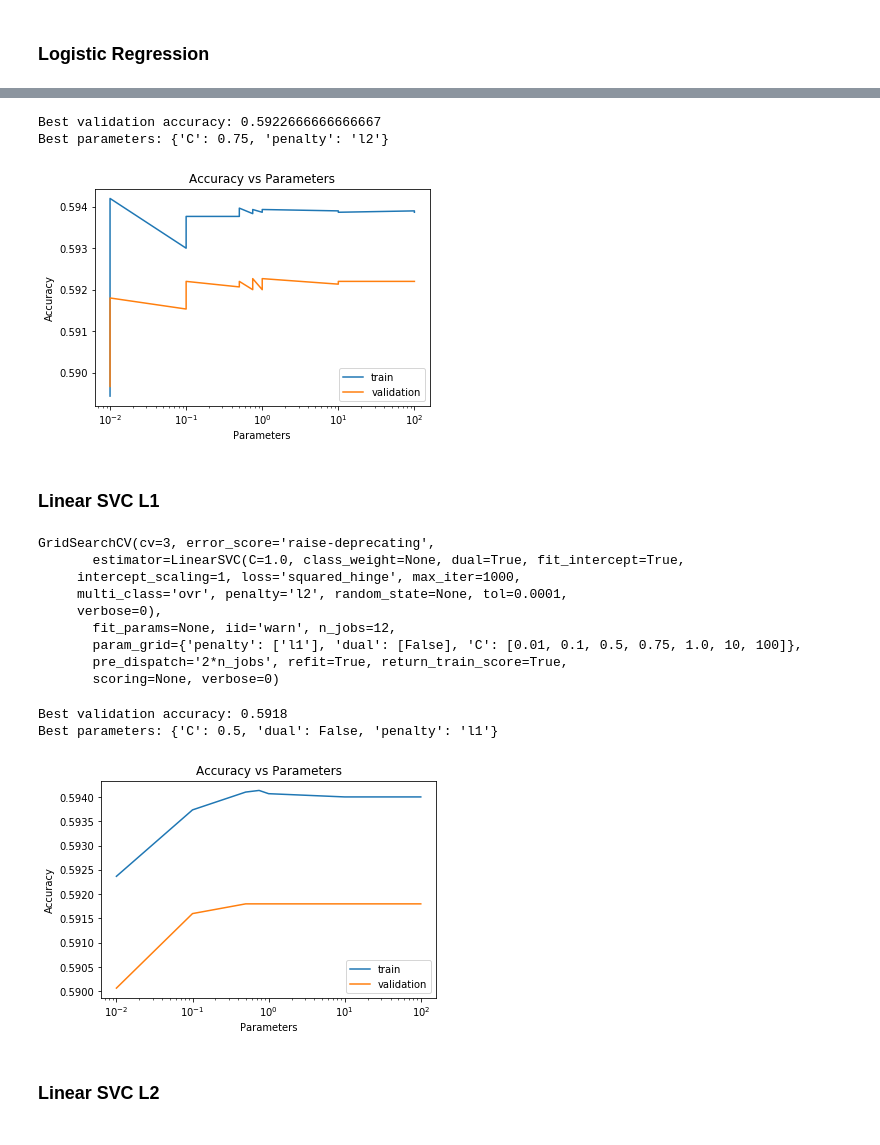
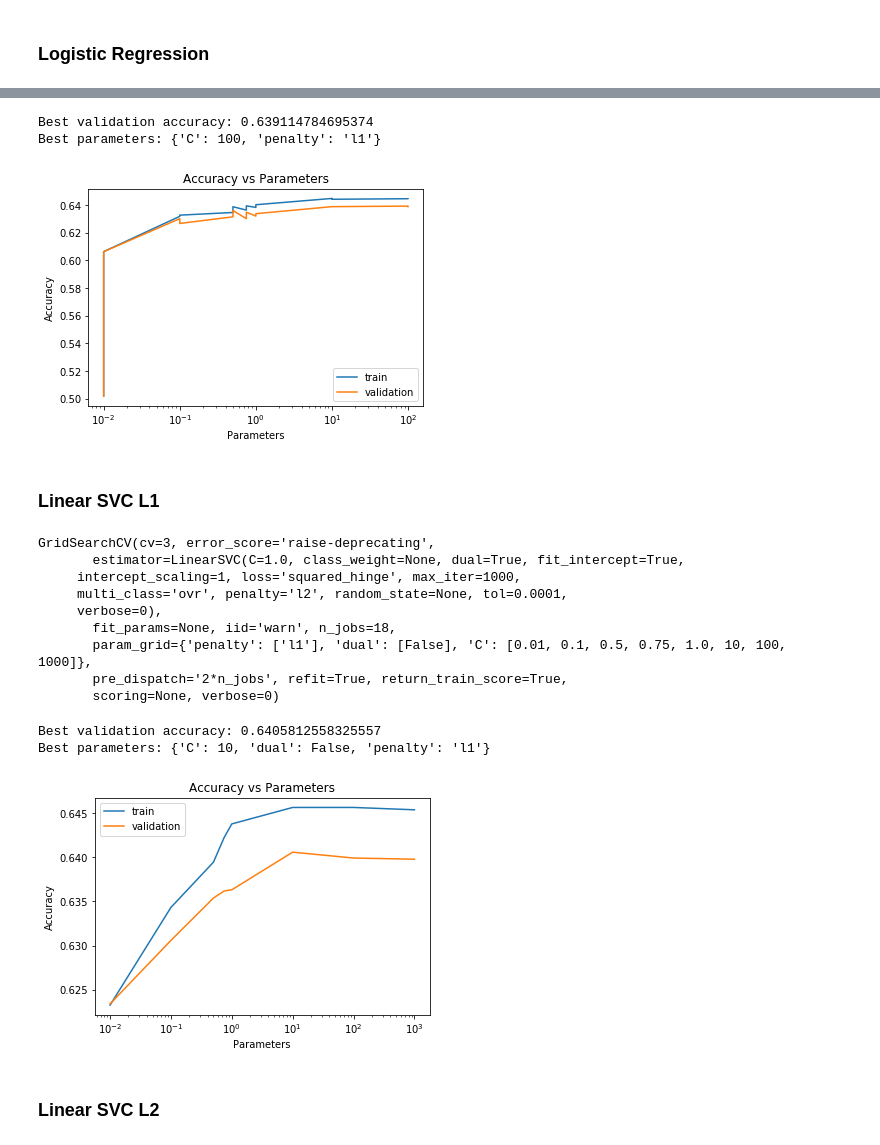
Before and after one commit to PrinceJavier/grab-ai, a Jupyter notebook: grab-ai-ml.ipynb, the cells around one changed output, grey strips where cells are left out. Saved outputs shown, nothing was run; the diff lists cells and outputs as text; code cells hidden in the pictures.

Commit message:
continued updating models

```diff
--- a/grab-ai-ml.ipynb
+++ b/grab-ai-ml.ipynb
@@ -440,6 +260,8 @@ from sklearn.model_selection import train_test_split
 X = df_for_ml.drop("label", axis=1)
 y = df_for_ml.label
 
+feature_cols = X.columns
+
 X_train, X_test, y_train, y_test = train_test_split(
     X, y, test_size=0.25, random_state=42)
 # %%
@@ -491,13 +315,16 @@ from sklearn.preprocessing import MinMaxScaler, StandardScaler
 mmsc = MinMaxScaler()
 stdsc = StandardScaler()
 # %%
-# scale the training set minmax
-# sc = mmsc.fit(X_train)
-sc = stdsc.fit(X_train)
+# scale the training set minmax/standard
+scaler = "minmax"
+
+if scaler == "std":
+    sc = stdsc.fit(X_train)
+else:
+    sc = mmsc.fit(X_train)
+
 X_train = sc.transform(X_train)
 X_train = pd.DataFrame(X_train, columns=feature_cols)
 
-# scale the dataset standard
-
 X_train.head()
 # %% [output]
@@ -534,7 +404,7 @@ from sklearn.metrics import confusion_matrix
 from sklearn.metrics import roc_curve
 # %%
 models_results = {'model':[], 'valid_acc':[], 'params':[]}
-n_jobs = 12
+n_jobs = 18
 # %% [markdown]
 ### Logistic Regression
 # %%
@@ -581,16 +451,16 @@ print("Best validation accuracy:", model.best_score_)
 print("Best parameters:", model.best_params_)
 
 # save the model to disk
-filename = 'models/log_reg.sav'
+filename = f'models/log_reg_{scaler}.sav'
 pickle.dump(model, open(filename, 'wb'))
 # %% [output]
-Best validation accuracy: 0.5922666666666667
-Best parameters: {'C': 0.75, 'penalty': 'l2'}
+Best validation accuracy: 0.639114784695374
+Best parameters: {'C': 100, 'penalty': 'l1'}
-[figure, old version]
+[figure, new version]
 # %% [markdown]
 ### Linear SVC L1
 # %%
-param_grid = {'penalty':['l1'], 'dual':[False], 'C':[0.01, 0.1, 0.5, 0.75, 1., 10, 100]}
+param_grid = {'penalty':['l1'], 'dual':[False], 'C':[0.01, 0.1, 0.5, 0.75, 1., 10, 100, 1000]}
 
 clf = LinearSVC()
 
@@ -602,43 +472,43 @@ GridSearchCV(cv=3, error_score='raise-deprecating',
      intercept_scaling=1, loss='squared_hinge', max_iter=1000,
      multi_class='ovr', penalty='l2', random_state=None, tol=0.0001,
      verbose=0),
-       fit_params=None, iid='warn', n_jobs=12,
-       param_grid={'penalty': ['l1'], 'dual': [False], 'C': [0.01, 0.1, 0.5, 0.75, 1.0, 10, 100]},
+       fit_params=None, iid='warn', n_jobs=18,
+       param_grid={'penalty': ['l1'], 'dual': [False], 'C': [0.01, 0.1, 0.5, 0.75, 1.0, 10, 100, 1000]},
        pre_dispatch='2*n_jobs', refit=True, return_train_score=True,
        scoring=None, verbose=0)
 # %%
 # calculate results
 model = lsvcl1
 results = pd.DataFrame(model.cv_results_)
 params = results.param_C
 train_score = results.mean_train_score
 valid_score = results.mean_test_score
 
 # plot
 plt.semilogx()
 plt.plot(params, train_score, label="train")
 plt.plot(params, valid_score, label="validation")
 plt.xlabel("Parameters")
 plt.ylabel("Accuracy")
 plt.title("Accuracy vs Parameters")
 plt.legend()
 
 # saving to dictionary of models and results
 models_results["model"] += ['linear_svc_l1']
 models_results["params"] += [model.best_params_]
 models_results["valid_acc"] += [model.best_score_]
 
 # print accuracies and parameters
 print("Best validation accuracy:", model.best_score_)
 print("Best parameters:", model.best_params_)
 
 # save the model to disk
-filename = 'models/linear_svc_l1.sav'
+filename = f'models/linear_svc_l1_{scaler}.sav'
 pickle.dump(model, open(filename, 'wb'))
 # %% [output]
-Best validation accuracy: 0.5918
-Best parameters: {'C': 0.5, 'dual': False, 'penalty': 'l1'}
+Best validation accuracy: 0.6405812558325557
+Best parameters: {'C': 10, 'dual': False, 'penalty': 'l1'}
-[figure, old version]
+[figure, new version]
 # %% [markdown]
 ### Linear SVC L2
 # %%
```
Also changed, not shown: parts of 123 cells of this notebook, 21 other files.
